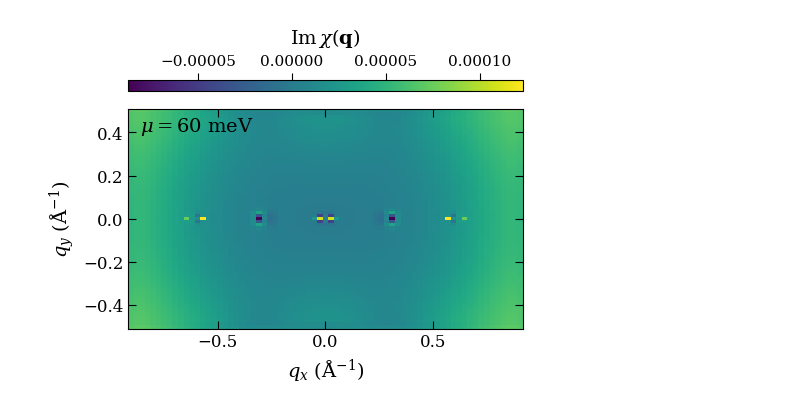
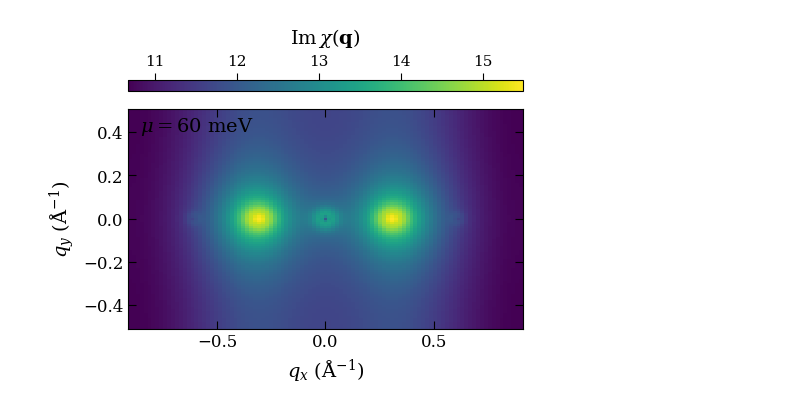
Before and after one commit to anirban8653/Wte2_excitonic_insulator, a Jupyter notebook: linhard_function/plot_susceptibility.ipynb, the cells around one changed output. Saved outputs shown, nothing was run; the diff lists cells and outputs as text; code cells hidden in the pictures.

```diff
--- a/linhard_function/plot_susceptibility.ipynb
+++ b/linhard_function/plot_susceptibility.ipynb
@@ -112,8 +112,8 @@ import numpy as np
 # =============================================================================
 
 mu = 0.06
-num_k = 300
-num_q = 70
+num_k = 200
+num_q = 100
 
 INPUT_FILE = Path(f"wte2_sus_parallel_mu_{mu*1000}_k_{num_k}_q_{num_q}.dat")
 OUTPUT_BASENAME = Path(f"lindhard_imaginary_qx_qy_mu_{mu*1000}_k_{num_k}_q_{num_q}")
@@ -165,7 +165,7 @@ def load_susceptibility_grid(filename):
 
     qx = data[:, 0]
     qy = data[:, 1]
-    chi_imaginary = data[:, 3]
+    chi_imaginary = data[:, 2]
 
     qx_unique, qx_index = np.unique(qx, return_inverse=True)
     qy_unique, qy_index = np.unique(qy, return_inverse=True)
@@ -234,31 +234,31 @@ colorbar.ax.tick_params(
 colorbar.outline.set_linewidth(0.8)
 
 ax.set_xlabel(r"$q_x$ ($\mathrm{\AA}^{-1}$)")
 ax.set_ylabel(r"$q_y$ ($\mathrm{\AA}^{-1}$)")
 ax.set_aspect("equal", adjustable="box")
 ax.tick_params(which="both", direction="in", top=True, right=True)
 ax.text(
     0.03,
     0.97,
     rf"$\mu = {mu * 1000:g}\ \mathrm{{meV}}$",
     transform=ax.transAxes,
     ha="left",
     va="top",
     fontsize=14,
     color="black",
 )
 
 fig.subplots_adjust(left=0.16, right=0.95, bottom=0.14, top=0.82)
 # fig.savefig(
 #     OUTPUT_BASENAME.with_suffix(".pdf"),
 #     bbox_inches="tight",
 # )
 fig.savefig(
     OUTPUT_BASENAME.with_suffix(".png"),
     dpi=300,
     bbox_inches="tight",
 )
 
 plt.show()
 # %% [output]
-[figure, old version]
+[figure, new version]
```
Also changed, not shown: 2 other files.
